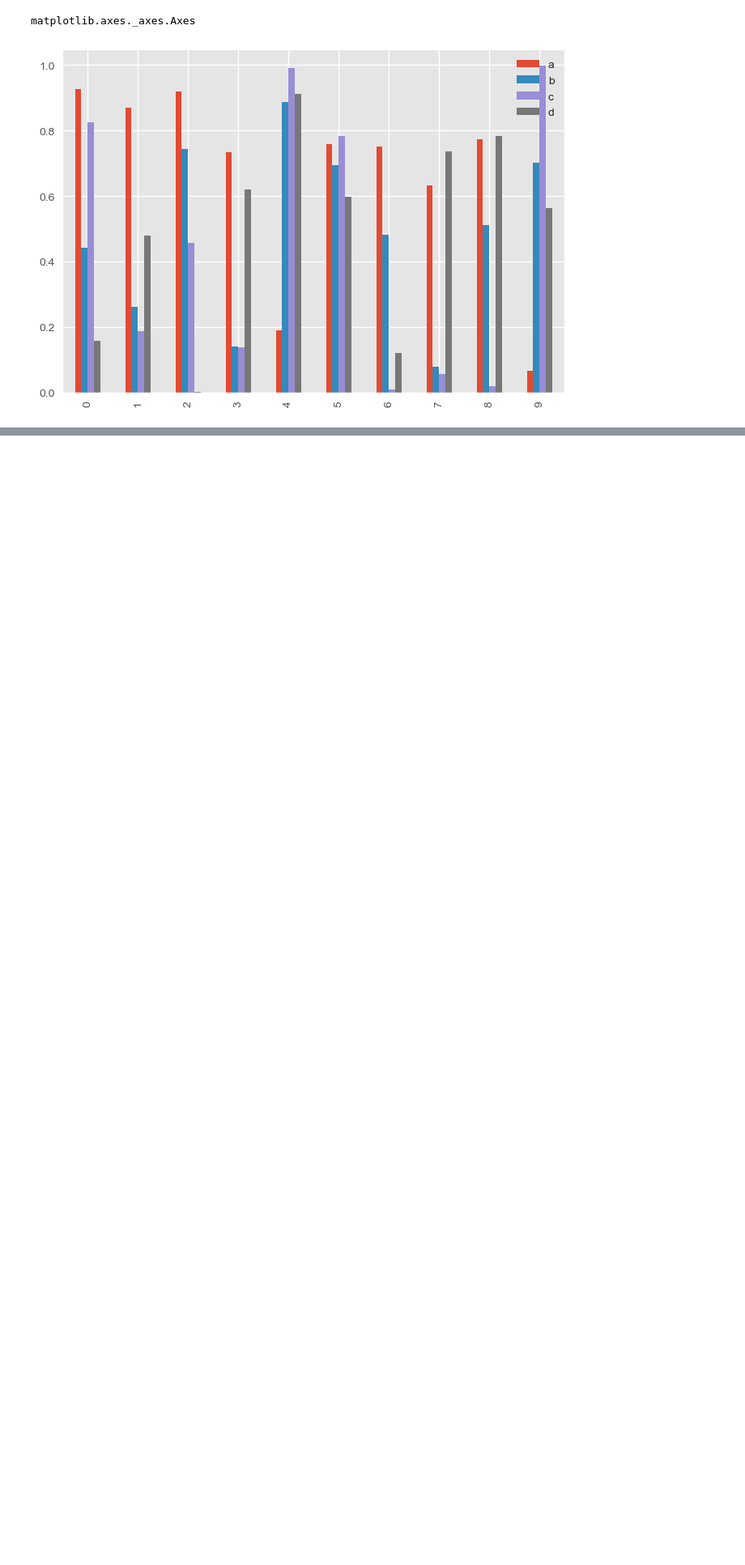
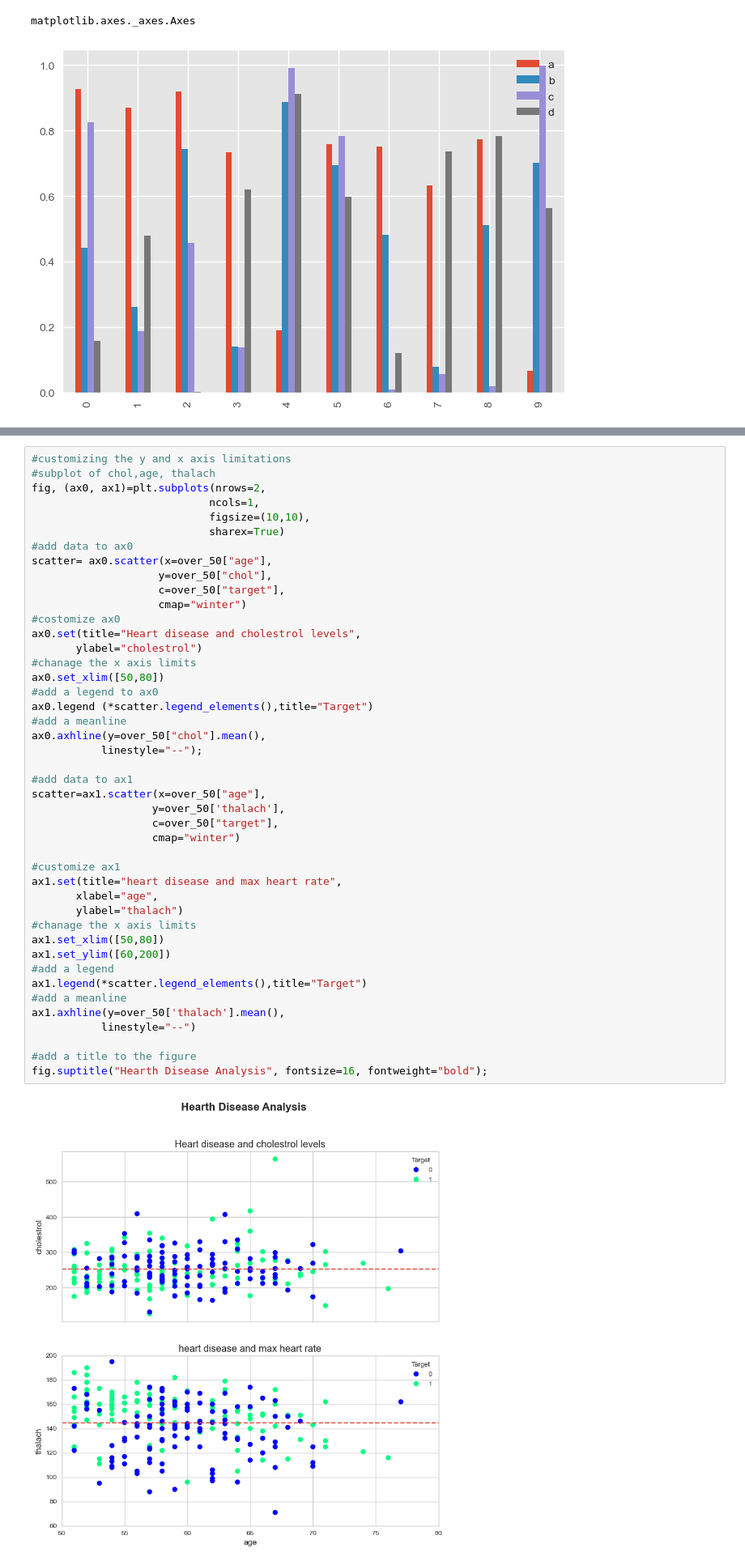
Before and after one commit to abdul2111/practice-data-visualization, a Jupyter notebook: data_visualization.ipynb, the cells around one changed output, grey strips where cells are left out. Shown at 81% size. Saved outputs shown, nothing was run; the diff lists cells and outputs as text; blank space fills up the shorter version.

```diff
--- a/data_visualization.ipynb
+++ b/data_visualization.ipynb
@@ -583,0 +617,46 @@ matplotlib.axes._axes.Axes
+# %%
+#customizing the y and x axis limitations
+#subplot of chol,age, thalach
+fig, (ax0, ax1)=plt.subplots(nrows=2,
+                            ncols=1,
+                            figsize=(10,10),
+                            sharex=True)
+#add data to ax0
+scatter= ax0.scatter(x=over_50["age"],
+                    y=over_50["chol"],
+                    c=over_50["target"],
+                    cmap="winter")
+#costomize ax0
+ax0.set(title="Heart disease and cholestrol levels",
+       ylabel="cholestrol")
+#chanage the x axis limits
+ax0.set_xlim([50,80])
+#add a legend to ax0
+ax0.legend (*scatter.legend_elements(),title="Target")
+#add a meanline
+ax0.axhline(y=over_50["chol"].mean(),
+           linestyle="--");
+
+#add data to ax1
+scatter=ax1.scatter(x=over_50["age"],
+                   y=over_50['thalach'],
+                   c=over_50["target"],
+                   cmap="winter")
+
+#customize ax1
+ax1.set(title="heart disease and max heart rate",
+       xlabel="age",
+       ylabel="thalach")
+#chanage the x axis limits
+ax1.set_xlim([50,80])
+ax1.set_ylim([60,200])
+#add a legend
+ax1.legend(*scatter.legend_elements(),title="Target")
+#add a meanline
+ax1.axhline(y=over_50['thalach'].mean(),
+           linestyle="--")
+
+#add a title to the figure
+fig.suptitle("Hearth Disease Analysis", fontsize=16, fontweight="bold");
+# %% [output]
+[figure, added]
```
Also changed, not shown: parts of 4 cells of this notebook.
